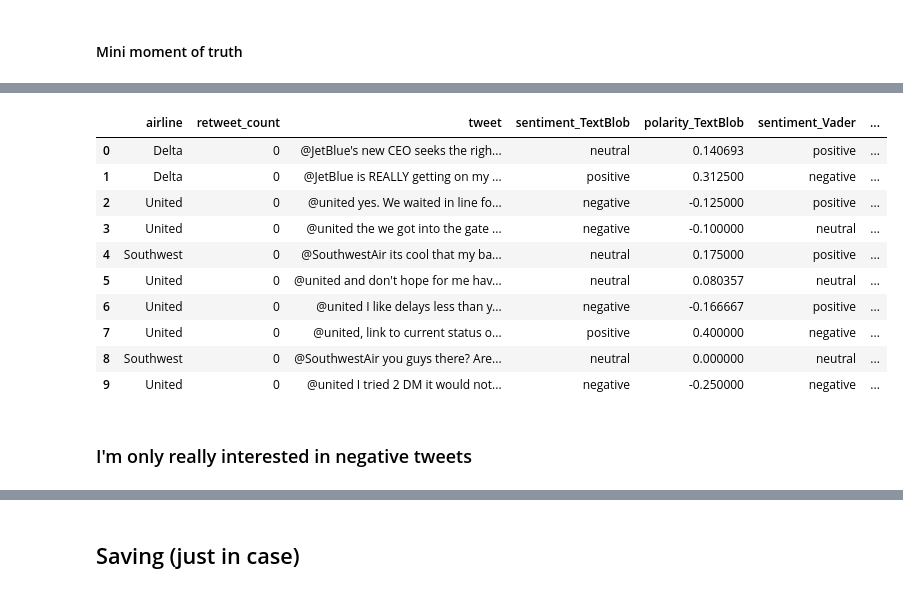
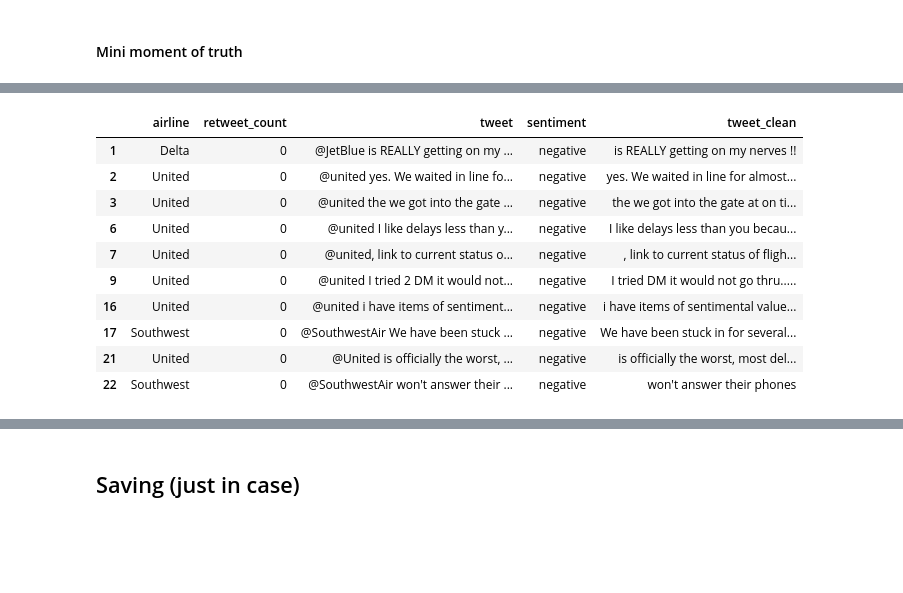
Before and after one commit to Auste1989/metis_projects, a Jupyter notebook: Customer_Review_Sentiment_Analysis/Customer_Review_Sentiment_Analysis_EDA.ipynb, the cells around one changed output, grey strips where cells are left out. Saved outputs shown, nothing was run; the diff lists cells and outputs as text; code cells hidden in the pictures; blank space fills up the shorter version.

```diff
--- a/Customer_Review_Sentiment_Analysis/Customer_Review_Sentiment_Analysis_EDA.ipynb
+++ b/Customer_Review_Sentiment_Analysis/Customer_Review_Sentiment_Analysis_EDA.ipynb
@@ -31,6 +33,6 @@ from nltk.sentiment.vader import SentimentIntensityAnalyzer
 # %%
 #Setting up for working with SQLite database
-sqlite_file = '/Users/auste_m/ds/metis/metisgh/github/metis_projects/Customer_Review_Sentiment_Analysis/Datasets/twitter-airline-sentiment/database.sqlite'
+sqlite_file = './Datasets/twitter-airline-sentiment/database.sqlite'
 
 conn = sqlite3.connect(sqlite_file)
 cursor = conn.cursor()
@@ -314,13 +332,5 @@ Example tweet: '@SouthwestAir need to learn how to treat people with respect and
 Scores using TextBlob default Sentiment(polarity=-0.34375, subjectivity=0.39999999999999997)
 Scores using TextBlob Naive Bayes classifier Sentiment(classification='pos', p_pos=0.7744402760303103, p_neg=0.22555972396969037)
 Scores using Vader {'neg': 0.0, 'neu': 0.594, 'pos': 0.406, 'compound': 0.8024}
-# %%
-#Adding a column for sentiment label and negative score each
-tweets_train['sentiment_TextBlob'] = [get_TextBlob_sentiment(tweet)[0] for tweet in tweets_train['tweet']]
-tweets_train['polarity_TextBlob'] = [get_TextBlob_sentiment(tweet)[1] for tweet in tweets_train['tweet']]
-tweets_train['sentiment_Vader'] = [get_Vader_sentiment(tweet)[0] for tweet in tweets_train['tweet']]
-tweets_train['polarity_Vader'] = [get_Vader_sentiment(tweet)[1] for tweet in tweets_train['tweet']]
-# tweets_train['sentiment'] = [get_sentiment(tweet)[0] for tweet in tweets_train['tweet']]
-# tweets_train['neg_sentiment_prob'] = [get_sentiment(tweet)[1] for tweet in tweets_train['tweet']]
 # %% [markdown]
 #### Checking the discrepancies between TextBlob and Vader approaches
@@ -332,0 +352,3 @@ tweets_train['polarity_Vader'] = [get_Vader_sentiment(tweet)[1] for tweet in twe
+# %%
+#Adding a column for sentiment label and negative score each
+tweets_train['sentiment'] = [get_sentiment(tweet) for tweet in tweets_train['tweet']]
@@ -400,0 +439,3 @@ tweets_train['tweet_clean'] = tweets_train['tweet_clean'].apply(remove_airport)
+# %%
+#Clean up tweet column, remove codes, hashtags, airline names, urls, locations, etc.
+neg_tweets['tweet_clean'] = neg_tweets['tweet'].apply(get_clean_tweet)
@@ -439,16 +471,14 @@ print(tweets_train['tweet_clean'][14451], '\n')
 # %%
-tweets_train.head(10)
+neg_tweets.head(10)
 # %% [output]
-|  | airline | retweet_count | tweet | sentiment_TextBlob | polarity_TextBlob | sentiment_Vader | ... |
-| 0 | Delta | 0 | @JetBlue's new CEO seeks the righ... | neutral | 0.140693 | positive | ... |
-| 1 | Delta | 0 | @JetBlue is REALLY getting on my ... | positive | 0.312500 | negative | ... |
-| 2 | United | 0 | @united yes. We waited in line fo... | negative | -0.125000 | positive | ... |
-| 3 | United | 0 | @united the we got into the gate ... | negative | -0.100000 | neutral | ... |
-| 4 | Southwest | 0 | @SouthwestAir its cool that my ba... | neutral | 0.175000 | positive | ... |
-| 5 | United | 0 | @united and don't hope for me hav... | neutral | 0.080357 | neutral | ... |
-| 6 | United | 0 | @united I like delays less than y... | negative | -0.166667 | positive | ... |
-| 7 | United | 0 | @united, link to current status o... | positive | 0.400000 | negative | ... |
-| 8 | Southwest | 0 | @SouthwestAir you guys there? Are... | neutral | 0.000000 | neutral | ... |
-| 9 | United | 0 | @united I tried 2 DM it would not... | negative | -0.250000 | negative | ... |
+|  | airline | retweet_count | tweet | sentiment | tweet_clean |
+| 1 | Delta | 0 | @JetBlue is REALLY getting on my ... | negative | is REALLY getting on my nerves !! |
+| 2 | United | 0 | @united yes. We waited in line fo... | negative | yes. We waited in line for almost... |
+| 3 | United | 0 | @united the we got into the gate ... | negative | the we got into the gate at on ti... |
+| 6 | United | 0 | @united I like delays less than y... | negative | I like delays less than you becau... |
+| 7 | United | 0 | @united, link to current status o... | negative | , link to current status of fligh... |
+| 9 | United | 0 | @united I tried 2 DM it would not... | negative | I tried DM it would not go thru..... |
+| 16 | United | 0 | @united i have items of sentiment... | negative | i have items of sentimental value... |
+| 17 | Southwest | 0 | @SouthwestAir We have been stuck ... | negative | We have been stuck in for several... |
+| 21 | United | 0 | @United is officially the worst, ... | negative | is officially the worst, most del... |
+| 22 | Southwest | 0 | @SouthwestAir won't answer their ... | negative | won't answer their phones |
-# %% [markdown]
-### I'm only really interested in negative tweets
```
Also changed, not shown: parts of 18 cells of this notebook, 5 other files.
